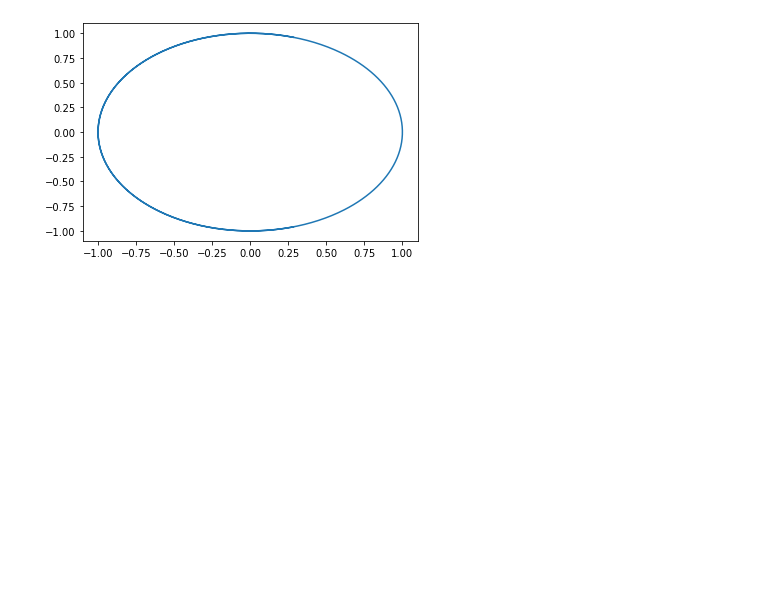
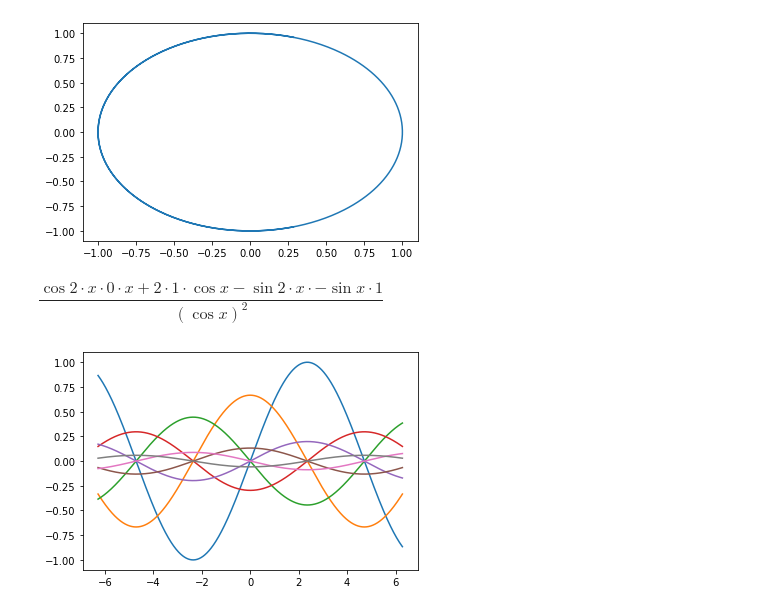
Before and after one commit to Flaschix/KompAlg, a Jupyter notebook: Expression.ipynb, the cells around one changed output. Saved outputs shown, nothing was run; the diff lists cells and outputs as text; code cells hidden in the pictures; blank space fills up the shorter version.

```diff
--- a/Expression.ipynb
+++ b/Expression.ipynb
@@ -269,2 +338,12 @@ plot(y, z, x, -5, 5)
 # %% [output]
 [figure]
+# %%
+show(diff(sin(2 * x) / cos(x), x))
+# %% [output]
+$\displaystyle \dfrac{\cos 2 \cdot x \cdot 0 \cdot x + 2 \cdot 1 \cdot \cos x - \sin 2 \cdot x \cdot - \sin x \cdot 1}{{\left( \cos x \right)}^{2}}$
+# %%
+f = sin(2 * x / 3)
+for n in range(8):
+  plot(Diff(f, x, n), (x, -2 * np.pi, 2 * np.pi))
+# %% [output]
+[figure, added]
```
Also changed, not shown: parts of 2 cells of this notebook.
